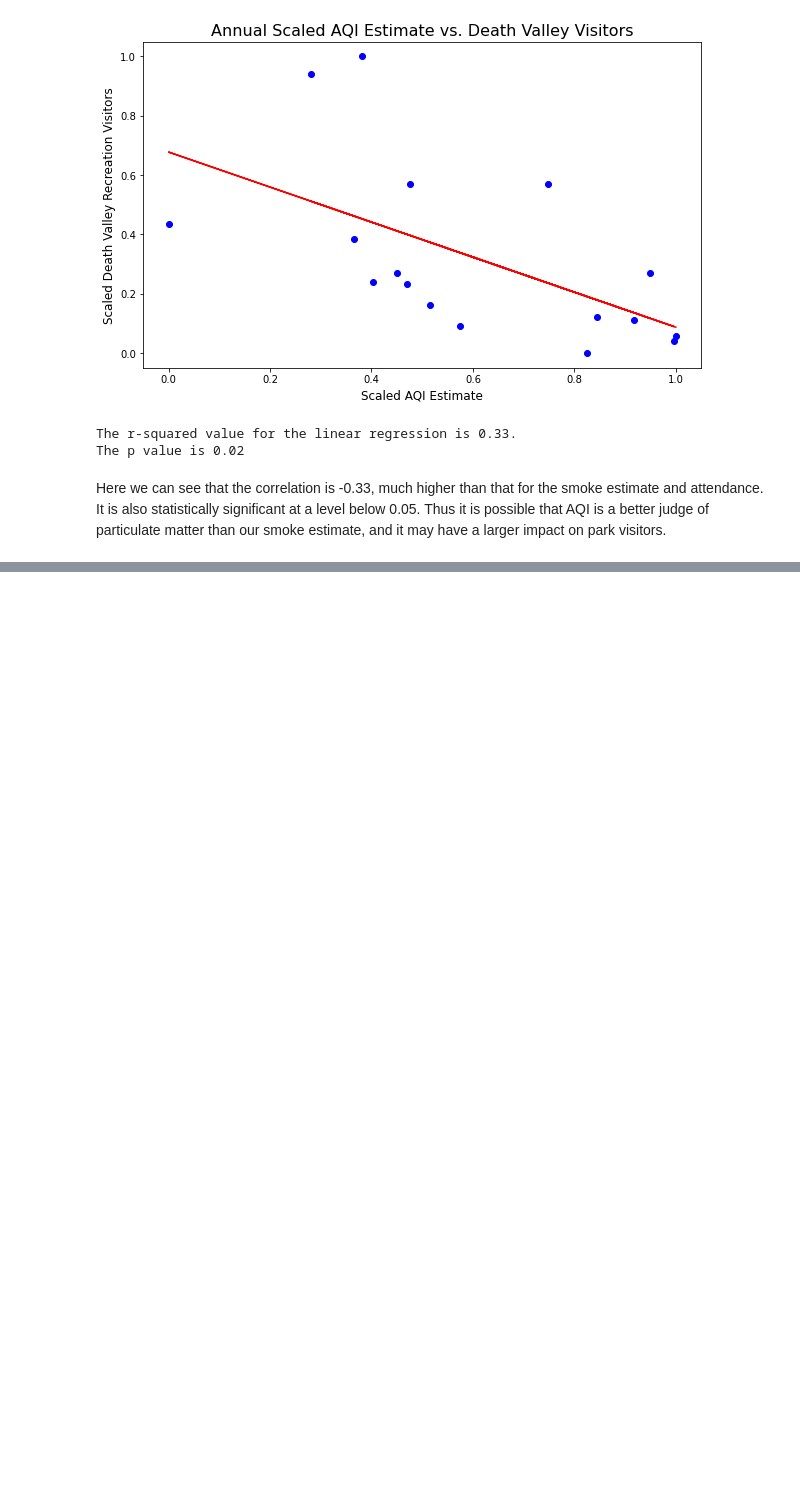
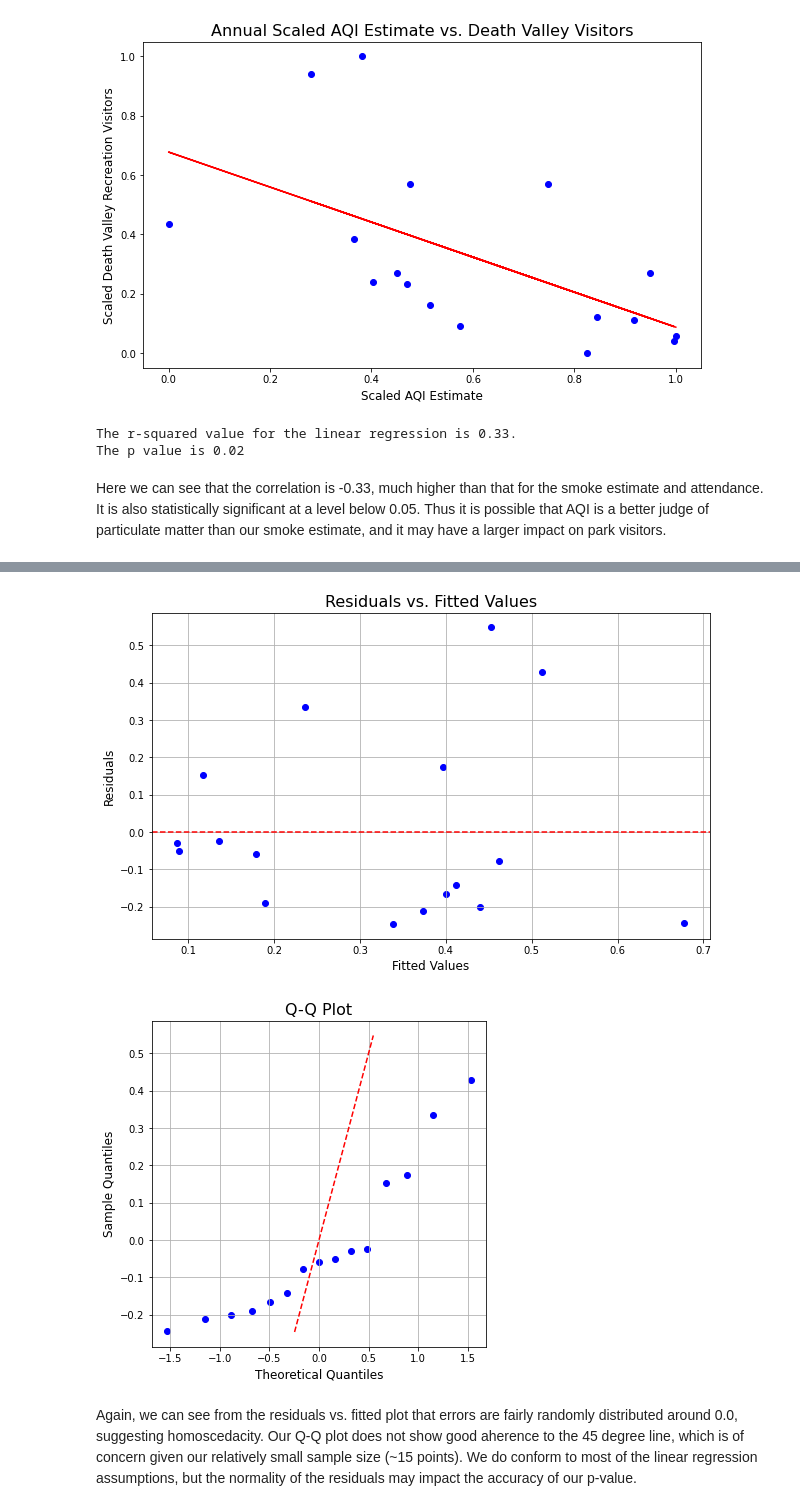
Before and after one commit to ekrolen/data-512-wildfire-project, a Jupyter notebook: scr/death_valley_comparison.ipynb, the cells around one changed output, grey strips where cells are left out. Cells and saved outputs as stored; diff of their text form; code cells hidden in the pictures; blank space fills up the shorter version.

```diff
--- a/scr/death_valley_comparison.ipynb
+++ b/scr/death_valley_comparison.ipynb
@@ -168,0 +223,50 @@ Here we can see that the correlation is -0.33, much higher than that for the smo
+# %%
+#This cell of code code largely from ChatGPT
+
+#Examining the homoscedacity
+#Resetting x and y to numpy arrays
+X = np.array(x)
+Y = np.array(y)
+
+# Fit a linear regression model
+reg = LinearRegression()
+reg.fit(X.reshape(-1, 1), Y)
+
+#Calculate residuals
+y_pred = reg.predict(X.reshape(-1, 1))
+residuals = Y - y_pred
+
+# Create the plot
+plt.figure(figsize=(10, 6))
+plt.scatter(y_pred, residuals, marker='o', color='blue')
+plt.axhline(y=0, color='red', linestyle='--')
+plt.xlabel('Fitted Values', size=12)
+plt.ylabel('Residuals', size=12)
+plt.title('Residuals vs. Fitted Values', size=16)
+plt.grid(True)
+
+# Display the plot
+plt.show()
+
+#Examining multivariate normality
+# Sort the data in ascending order
+data_sorted = np.sort(residuals)
+
+# Generate quantiles for the theoretical normal distribution
+theoretical_quantiles = stats.norm.ppf(np.linspace(0, 1, len(data_sorted)))
+
+# Create the Q-Q plot
+plt.figure(figsize=(6, 6))
+plt.scatter(theoretical_quantiles, data_sorted, color='blue')
+plt.plot([np.min(data_sorted), np.max(data_sorted)], [np.min(data_sorted), np.max(data_sorted)], color='red', linestyle='--')
+plt.xlabel('Theoretical Quantiles', size=12)
+plt.ylabel('Sample Quantiles', size=12)
+plt.title('Q-Q Plot', size=16)
+plt.grid(True)
+
+plt.show()
+# %% [output]
+[figure, added]
+[figure, added]
+# %% [markdown]
+Again, we can see from the residuals vs. fitted plot that errors are fairly randomly distributed around 0.0, suggesting homoscedacity. Our Q-Q plot does not show good aherence to the 45 degree line, which is of concern given our relatively small sample size (~15 points). We do conform to most of the linear regression assumptions, but the normality of the residuals may impact the accuracy of our p-value.
```
Also changed, not shown: parts of 6 cells of this notebook, 3 other files.
